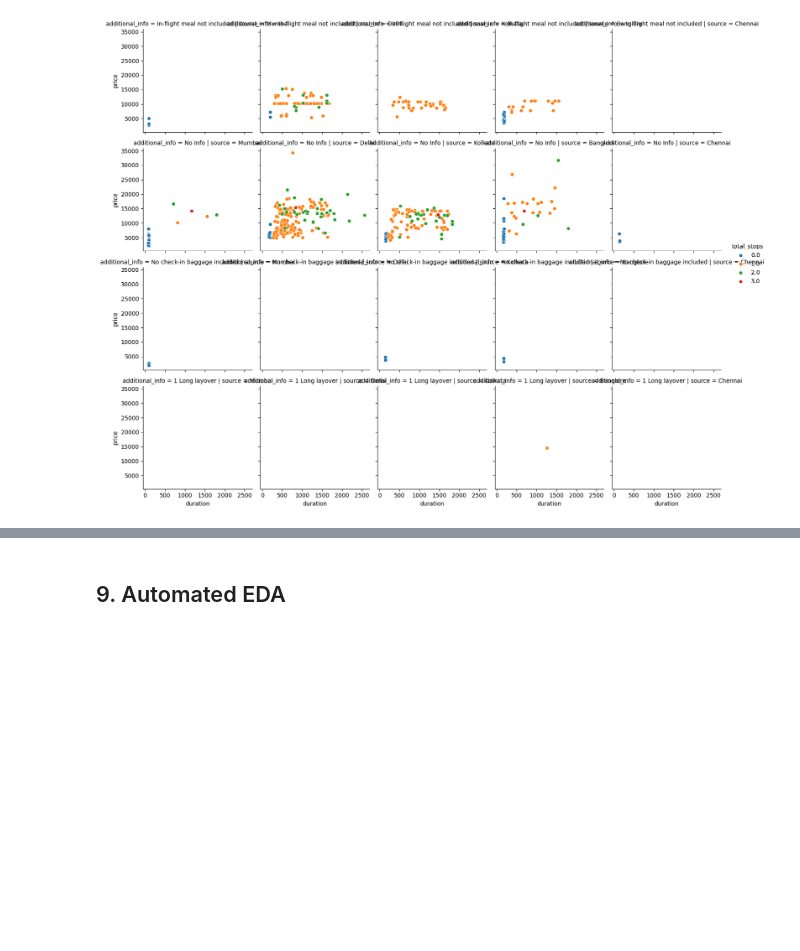
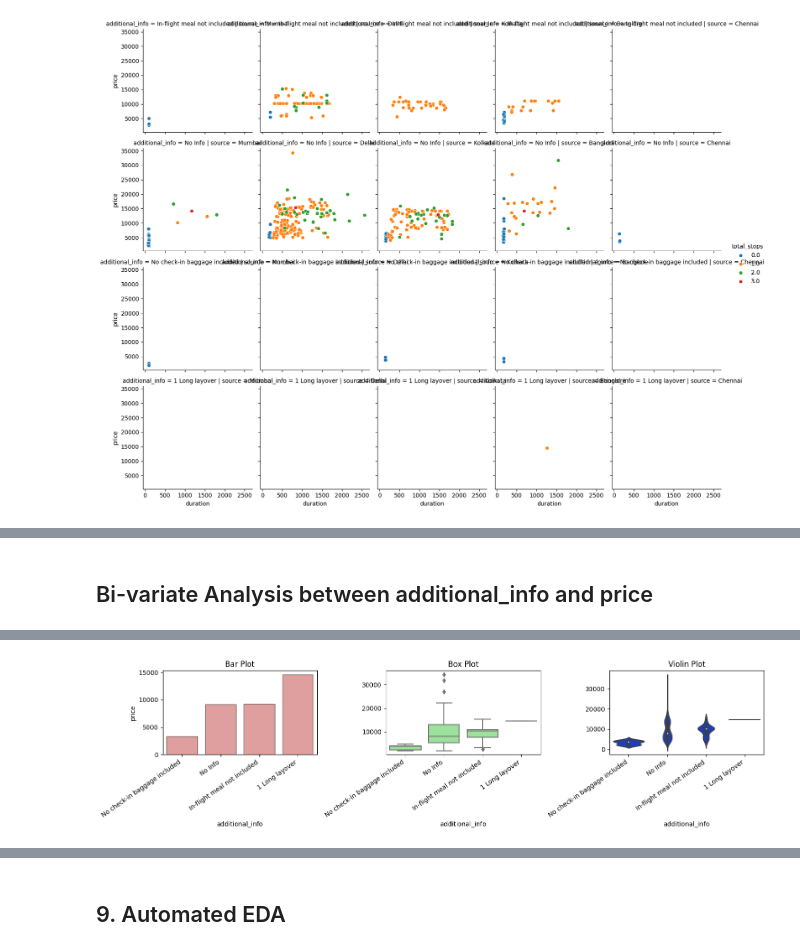
Before and after one commit to MisbahullahSheriff/sagemaker-flight-prices-prediction, a Jupyter notebook: notebooks/eda.ipynb, the cells around one changed output, grey strips where cells are left out. Cells and saved outputs as stored; diff of their text form; code cells hidden in the pictures; blank space fills up the shorter version.

```diff
--- a/notebooks/eda.ipynb
+++ b/notebooks/eda.ipynb
@@ -585,0 +639,4 @@ duration_grid.add_legend()
+# %%
+eda_helper_functions.num_cat_bivar_plots(train, "price", "additional_info")
+# %% [output]
+Bi-variate Analysis between additional_info and price
@@ -585,0 +644 @@ duration_grid.add_legend()
+[figure, added]
```
Also changed, not shown: parts of 10 cells of this notebook, 1 other file.
